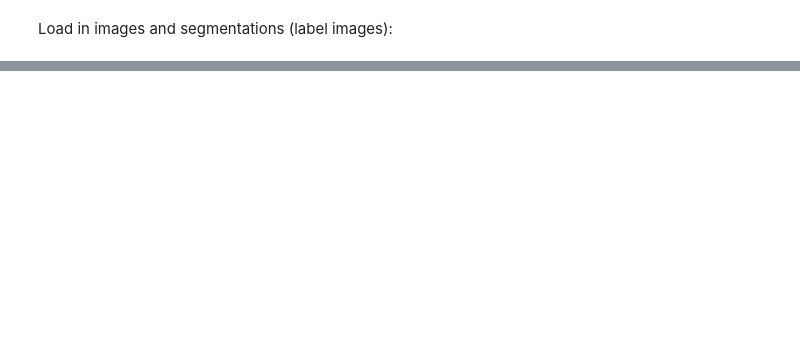
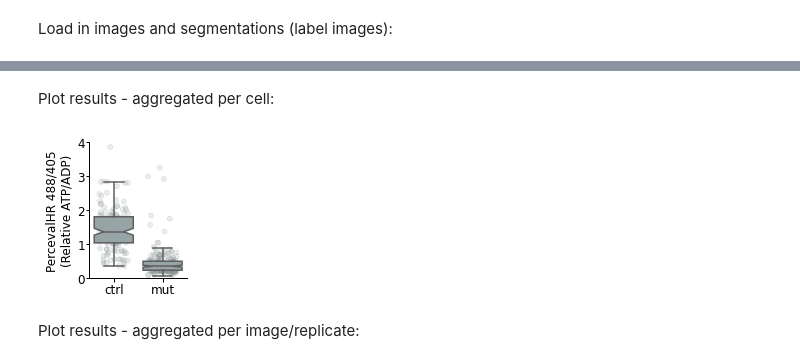
Before and after one commit to morriso1/ratioimage, a Jupyter notebook: 02_Tutorial.ipynb, the cells around one changed output, grey strips where cells are left out. Cells and saved outputs as stored; diff of their text form; code cells hidden in the pictures; blank space fills up the shorter version.

```diff
--- a/02_Tutorial.ipynb
+++ b/02_Tutorial.ipynb
@@ -24,10 +40,10 @@ NameError: name 'ri' is not defined
 # %%
-df = ratiometric_measure_region_props_to_tidy_df(C1_imgs, C0_imgs, lab_imgs)
-df = split_img_key_col_to_sample_id_and_replicates(
+df = ri.ratiometric_measure_region_props_to_tidy_df(C1_imgs, C0_imgs, lab_imgs)
+df = ri.split_img_key_col_to_sample_id_and_replicates(
     df, sample_id_colname="genotype", split_regex=r"g"
 )
 
-df = sample_id_to_categories(
+df = ri.sample_id_to_categories(
     df, sample_id_colname="genotype", old_to_new_sample_ids={"a1": "ctrl", "a2": "mut"}
 )
 
@@ -36,0 +58,20 @@ ModuleNotFoundError: No module named 'py_clone_detective'
+# %% [markdown]
+Plot results - aggregated per cell:
+# %%
+import matplotlib.pyplot as plt
+
+fig, ax = plt.subplots(figsize=(1.75, 2.5))
+
+rp.tidy_create_strip_box_plot(
+    x="genotype",
+    y="ratio_mean_int",
+    data=df,
+    ax=ax,
+    y_axis_limit=4,
+    y_label="PercevalHR 488/405\n(Relative ATP/ADP)",
+    palette=["#95a5a6", "#95a5a6"],
+)
+# %% [output]
+[figure, added]
+# %% [markdown]
+Plot results - aggregated per image/replicate:
```
Also changed, not shown: parts of 14 cells of this notebook, 5 other files.
